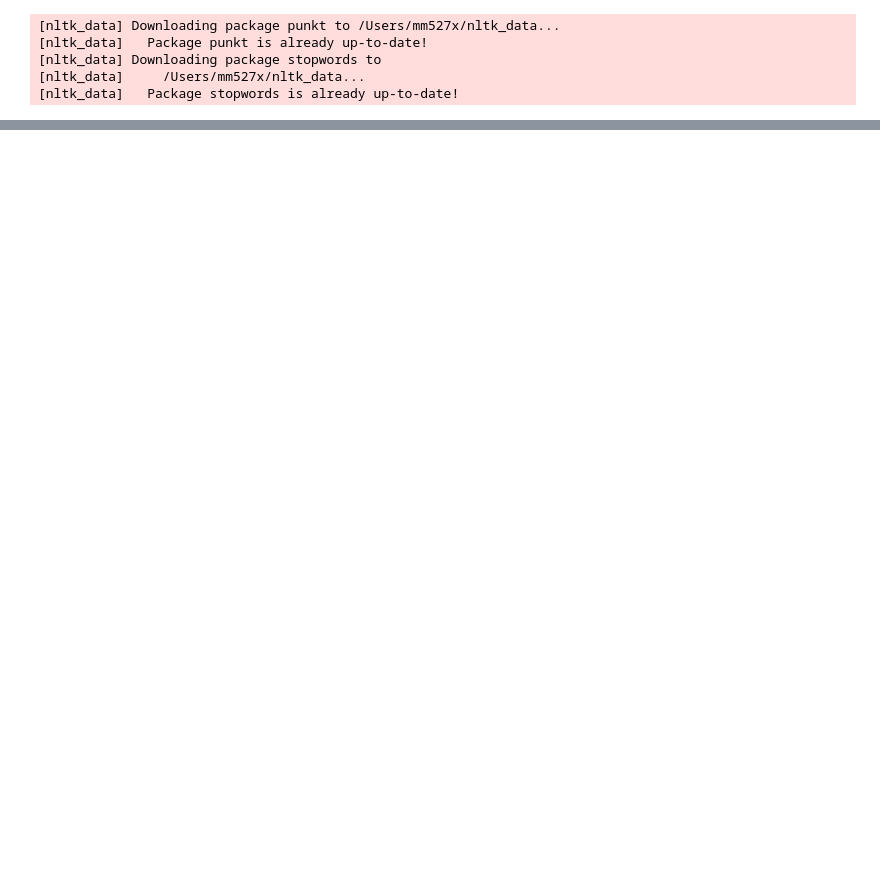
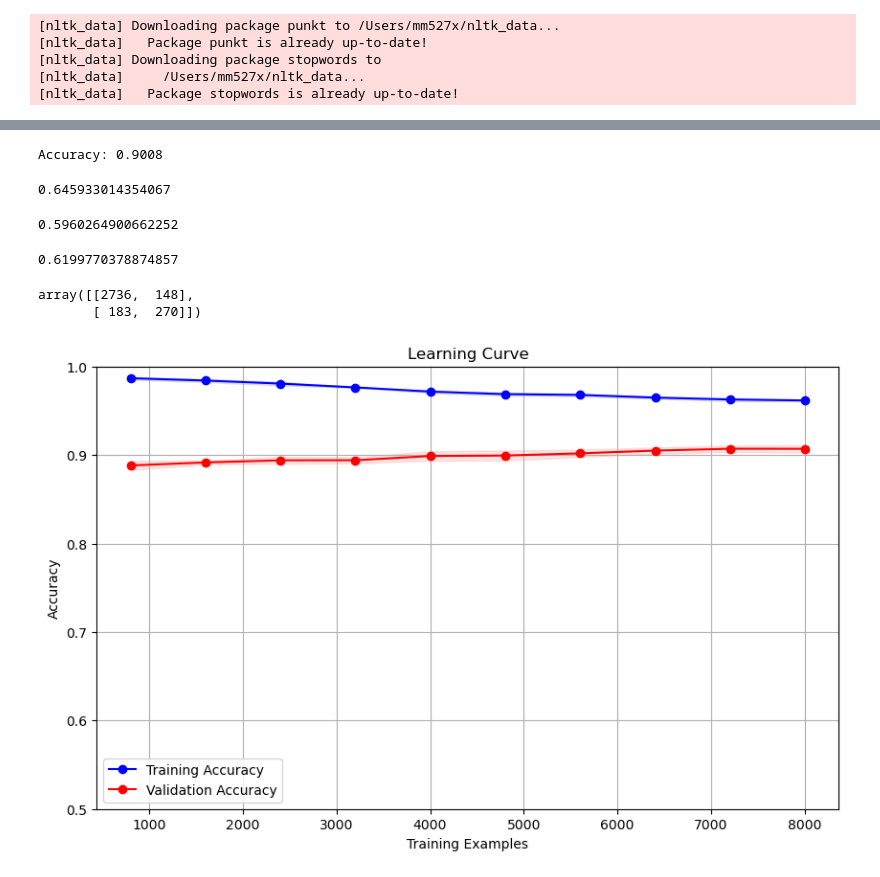
Before and after one commit to mathildemariemonge/IronMathildeLabs, a Jupyter notebook: Final Project/Call me out_workbook.ipynb, the cells around one changed output, grey strips where cells are left out. Cells and saved outputs as stored; diff of their text form; code cells hidden in the pictures; blank space fills up the shorter version.

```diff
--- a/Final Project/Call me out_workbook.ipynb
+++ b/Final Project/Call me out_workbook.ipynb
@@ -149,0 +384,5 @@ df
+# %%
+accuracy = accuracy_score(y_test, y_pred)
+print(f"Accuracy: {accuracy:.4f}")
+# %% [output]
+Accuracy: 0.9008
@@ -149,0 +394,74 @@ df
+# %%
+precision
+# %% [output]
+0.645933014354067
+# %%
+from sklearn.metrics import recall_score
+recall = recall_score(y_true, y_pred)
+recall
+# %% [output]
+0.5960264900662252
+# %%
+from sklearn.metrics import f1_score
+f1 = f1_score(y_true, y_pred)
+f1
+# %% [output]
+0.6199770378874857
+# %%
+from sklearn.metrics import confusion_matrix
+conf_matrix = confusion_matrix(y_true, y_pred)
+conf_matrix
+# %% [output]
+array([[2736,  148],
+       [ 183,  270]])
+# %%
+import numpy as np
+import matplotlib.pyplot as plt
+from sklearn.model_selection import learning_curve
+
+X_train = lem_train_df['lem_text']
+y_train = lem_train_df['sexist']
+X_test = lem_test_df['lem_text']
+y_test = stem_test_df['sexist']
+
+vectorizer = TfidfVectorizer()
+X_train = vectorizer.fit_transform(X_train)
+X_test = vectorizer.transform(X_test)
+
+xgb_classifier = xgb.XGBClassifier()
+
+# Define the train_sizes
+train_sizes = np.linspace(0.1, 1.0, 10)
+
+# Calculate the learning curve scores
+train_sizes, train_scores, test_scores = learning_curve(
+    xgb_classifier, X_train, y_train, cv=5, train_sizes=train_sizes, scoring='accuracy'
+)
+
+# Calculate the mean and standard deviation of train and test scores
+train_scores_mean = np.mean(train_scores, axis=1)
+train_scores_std = np.std(train_scores, axis=1)
+test_scores_mean = np.mean(test_scores, axis=1)
+test_scores_std = np.std(test_scores, axis=1)
+
+# Plot the learning curve
+plt.figure(figsize=(10, 6))
+plt.title('Learning Curve')
+plt.xlabel('Training Examples')
+plt.ylabel('Accuracy')
+plt.grid(True)
+plt.fill_between(
+    train_sizes, train_scores_mean - train_scores_std, train_scores_mean + train_scores_std,
+    alpha=0.1, color='b'
+)
+plt.fill_between(
+    train_sizes, test_scores_mean - test_scores_std, test_scores_mean + test_scores_std,
+    alpha=0.1, color='r'
+)
+plt.plot(train_sizes, train_scores_mean, 'o-', color='b', label='Training Accuracy')
+plt.plot(train_sizes, test_scores_mean, 'o-', color='r', label='Validation Accuracy')
+plt.ylim(0.5, 1.0)  # Adjust the y-axis limits to make the curves closer
+plt.legend(loc='best')
+plt.show()
+# %% [output]
+[figure, added]
```
Also changed, not shown: parts of 26 cells of this notebook, 2 other files.
